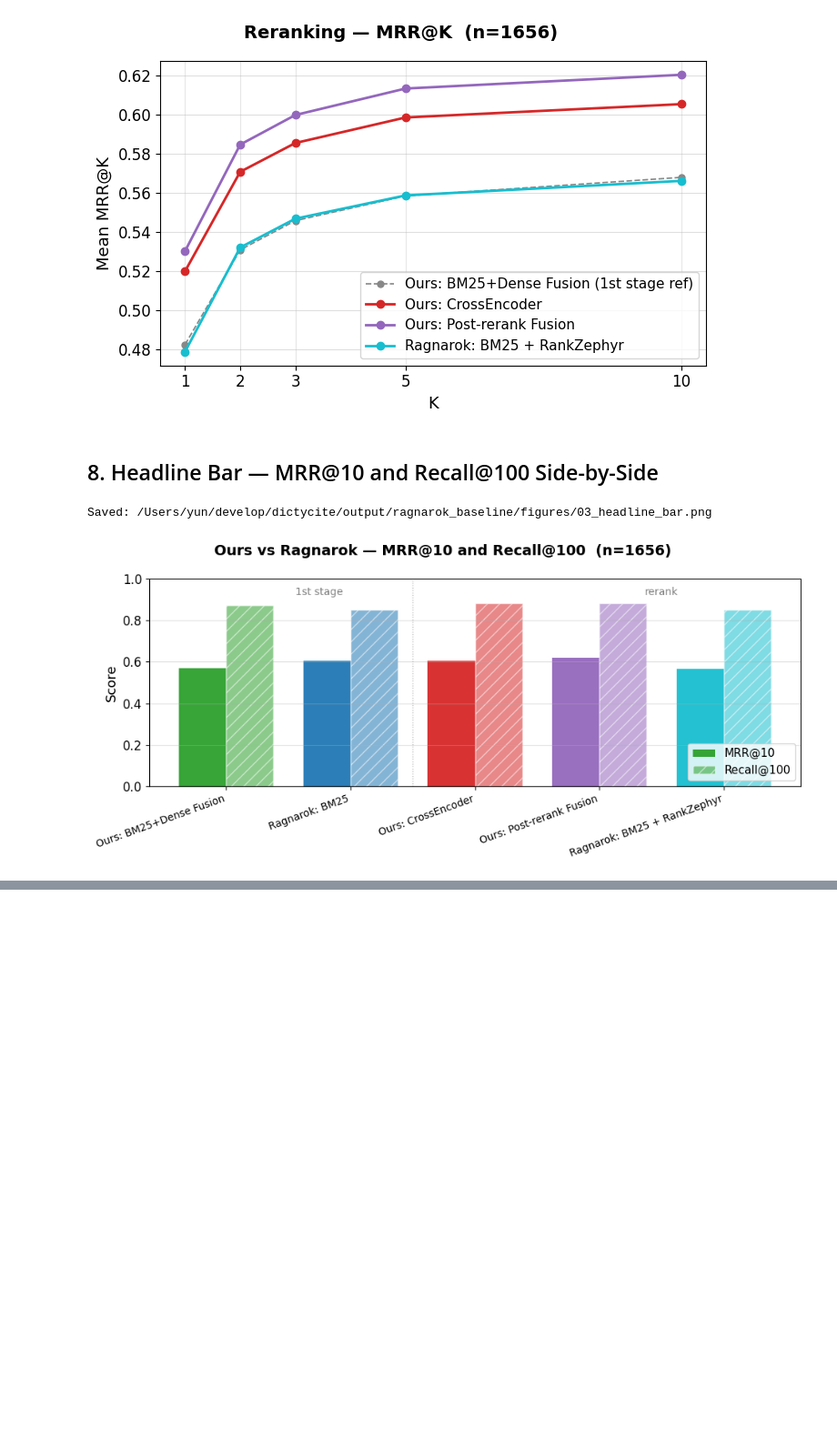
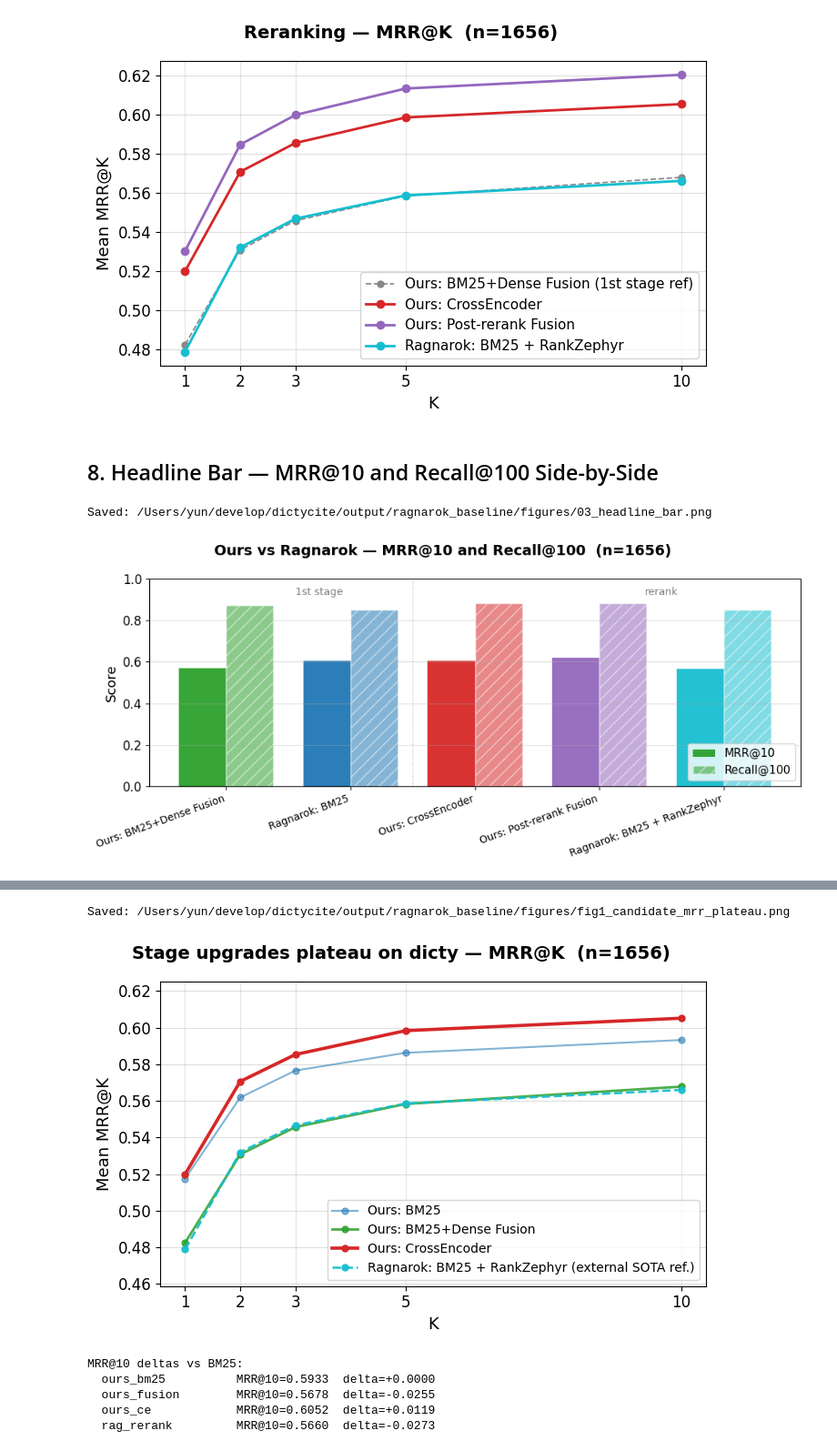
Before and after one commit to fulaibaowang/dictycite, a Jupyter notebook: notebooks/ragnarok_comparison.ipynb, the cells around one changed output, grey strips where cells are left out. Shown at 91% size. Saved outputs shown, nothing was run; the diff lists cells and outputs as text; code cells hidden in the pictures; blank space fills up the shorter version.

```diff
--- a/notebooks/ragnarok_comparison.ipynb
+++ b/notebooks/ragnarok_comparison.ipynb
@@ -308,0 +324,65 @@ Saved: /Users/yun/develop/dictycite/output/ragnarok_baseline/figures/03_headline
+# %%
+fig1_ks = [1, 2, 3, 5, 10]
+
+# Need BM25-alone for this figure; load from the retrieval/bm25 run.
+runs["ours_bm25"] = load_run_tsv(
+    wdir / "retrieval" / "bm25" / "runs" / "BM25__7a_dicty_gold_llm_public__top5000.tsv"
+)
+LABELS["ours_bm25"] = "Ours: BM25 (1st stage, sparse)"
+
+fig1_methods_style = [
+    # (method_key, color, linewidth, linestyle, alpha, label_override)
+    ("ours_bm25",     "#1f77b4", 1.5, "-",  0.55, "Ours: BM25"),
+    ("ours_fusion",   "#2ca02c", 2.0, "-",  0.85, "Ours: BM25+Dense Fusion"),
+    ("ours_ce",       "#d62728", 2.6, "-",  1.00, "Ours: CrossEncoder"),
+    ("rag_rerank",    "#17becf", 1.8, "--", 0.95, "Ragnarok: BM25 + RankZephyr (external SOTA ref.)"),
+]
+
+fig1_mrr = {m: mean_at_ks(runs[m], qrels, fig1_ks, mrr_at_k) for m, *_ in fig1_methods_style}
+
+fig, ax = plt.subplots(figsize=(7, 4.5))
+for m, color, lw, ls, alpha, label in fig1_methods_style:
+    vals = [fig1_mrr[m][k] for k in fig1_ks]
+    ax.plot(
+        fig1_ks, vals,
+        marker="o", markersize=5, linewidth=lw, linestyle=ls,
+        color=color, alpha=alpha, label=label,
+    )
+
+# Tight y-range so plateau is legible
+all_vals = [fig1_mrr[m][k] for m, *_ in fig1_methods_style for k in fig1_ks]
+y_lo = max(0.0, min(all_vals) - 0.02)
+y_hi = min(1.0, max(all_vals) + 0.02)
+ax.set_ylim(y_lo, y_hi)
+
+ax.set_xlabel("K")
+ax.set_ylabel("Mean MRR@K")
+ax.set_xticks(fig1_ks)
+ax.set_xticklabels([str(k) for k in fig1_ks])
+ax.grid(True, axis="y", alpha=0.4)
+ax.grid(True, axis="x", alpha=0.3)
+ax.legend(fontsize=10, loc="lower right")
+fig.suptitle(
+    f"Stage upgrades plateau on dicty — MRR@K  (n={len(qrels)})",
+    fontsize=14, fontweight="bold",
+)
+plt.tight_layout()
+fig_path = output_dir / "fig1_candidate_mrr_plateau.png"
+plt.savefig(fig_path, dpi=150, bbox_inches="tight")
+print("Saved:", fig_path)
+plt.show()
+
+# Numerical deltas for caption-writing
+print("\nMRR@10 deltas vs BM25:")
+base = fig1_mrr["ours_bm25"][10]
+for m, *_ in fig1_methods_style:
+    v = fig1_mrr[m][10]
+    print(f"  {m:18s} MRR@10={v:.4f}  delta={v-base:+.4f}")
+# %% [output]
+Saved: /Users/yun/develop/dictycite/output/ragnarok_baseline/figures/fig1_candidate_mrr_plateau.png
+[figure, added]
+MRR@10 deltas vs BM25:
+  ours_bm25          MRR@10=0.5933  delta=+0.0000
+  ours_fusion        MRR@10=0.5678  delta=-0.0255
+  ours_ce            MRR@10=0.6052  delta=+0.0119
+  rag_rerank         MRR@10=0.5660  delta=-0.0273
```
Also changed, not shown: parts of 4 cells of this notebook, 3 other files.
